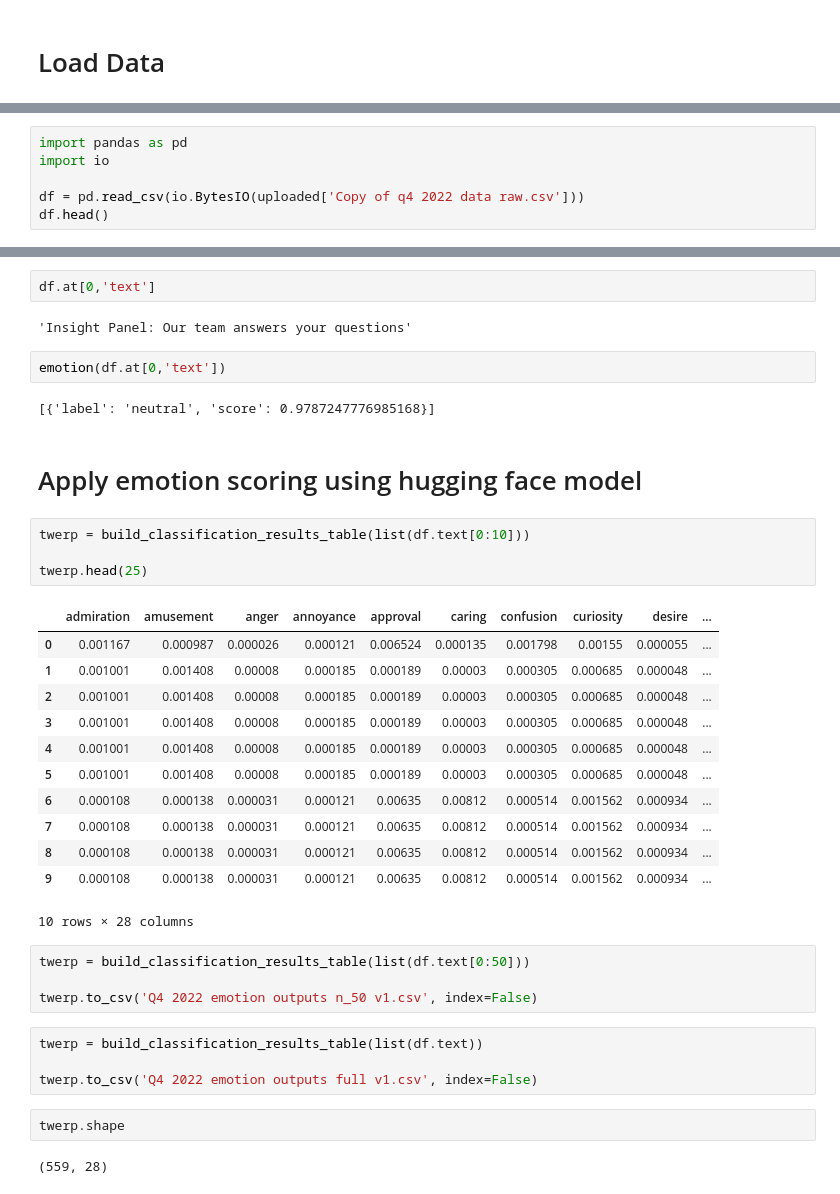
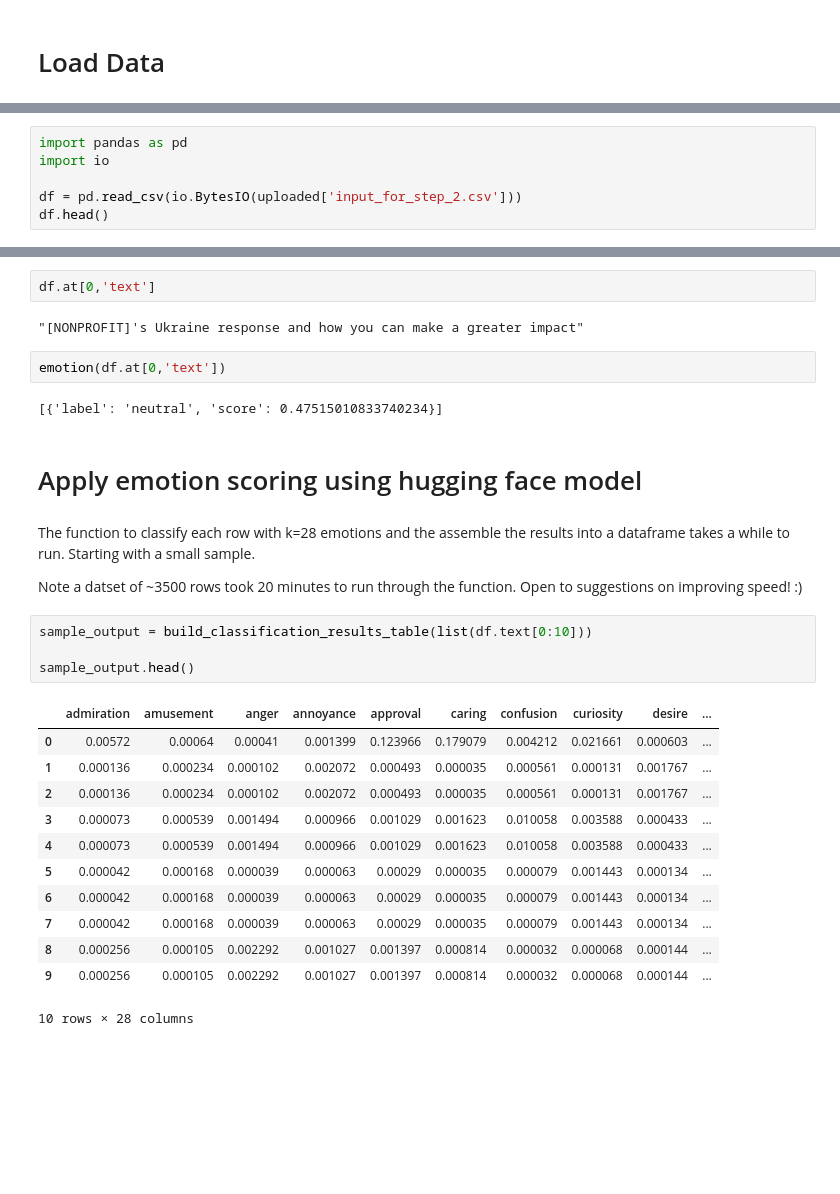
Before and after one commit to aliss77777/subject-line-tonality, a Jupyter notebook: 2_deep learning feature engineering.ipynb, the cells around one changed output, grey strips where cells are left out. Cells and saved outputs as stored; diff of their text form; blank space fills up the shorter version.

```diff
--- a/2_deep learning feature engineering.ipynb
+++ b/2_deep learning feature engineering.ipynb
@@ -124,7 +129,7 @@ Saving Copy of q4 2022 data raw.csv to Copy of q4 2022 data raw.csv
 import pandas as pd
 import io
 
-df = pd.read_csv(io.BytesIO(uploaded['Copy of q4 2022 data raw.csv']))
+df = pd.read_csv(io.BytesIO(uploaded['input_for_step_2.csv']))
 df.head()
 # %% [output]
 |  | send_dt | send_time | send_number | campaign | email_name | category | text | emails_sent | ... |
@@ -137,39 +142,31 @@ df.head()
 # %%
 df.at[0,'text']
 # %% [output]
-'Insight Panel: Our team answers your questions'
+"[NONPROFIT]'s Ukraine response and how you can make a greater impact"
 # %%
 emotion(df.at[0,'text'])
 # %% [output]
-[{'label': 'neutral', 'score': 0.9787247776985168}]
+[{'label': 'neutral', 'score': 0.47515010833740234}]
 # %% [markdown]
 # Apply emotion scoring using hugging face model
+# %% [markdown]
+The function to classify each row with k=28 emotions and the assemble the results into a dataframe takes a while to run. Starting with a small sample.
+
+Note a datset of ~3500 rows took 20 minutes to run through the function. Open to suggestions on improving speed! :)
 # %%
-twerp = build_classification_results_table(list(df.text[0:10]))
+sample_output = build_classification_results_table(list(df.text[0:10]))
 
-twerp.head(25)
+sample_output.head()
 # %% [output]
 |  | admiration | amusement | anger | annoyance | approval | caring | confusion | curiosity | desire | ... |
-| 0 | 0.001167 | 0.000987 | 0.000026 | 0.000121 | 0.006524 | 0.000135 | 0.001798 | 0.00155 | 0.000055 | ... |
-| 1 | 0.001001 | 0.001408 | 0.00008 | 0.000185 | 0.000189 | 0.00003 | 0.000305 | 0.000685 | 0.000048 | ... |
-| 2 | 0.001001 | 0.001408 | 0.00008 | 0.000185 | 0.000189 | 0.00003 | 0.000305 | 0.000685 | 0.000048 | ... |
-| 3 | 0.001001 | 0.001408 | 0.00008 | 0.000185 | 0.000189 | 0.00003 | 0.000305 | 0.000685 | 0.000048 | ... |
-| 4 | 0.001001 | 0.001408 | 0.00008 | 0.000185 | 0.000189 | 0.00003 | 0.000305 | 0.000685 | 0.000048 | ... |
-| 5 | 0.001001 | 0.001408 | 0.00008 | 0.000185 | 0.000189 | 0.00003 | 0.000305 | 0.000685 | 0.000048 | ... |
-| 6 | 0.000108 | 0.000138 | 0.000031 | 0.000121 | 0.00635 | 0.00812 | 0.000514 | 0.001562 | 0.000934 | ... |
-| 7 | 0.000108 | 0.000138 | 0.000031 | 0.000121 | 0.00635 | 0.00812 | 0.000514 | 0.001562 | 0.000934 | ... |
-| 8 | 0.000108 | 0.000138 | 0.000031 | 0.000121 | 0.00635 | 0.00812 | 0.000514 | 0.001562 | 0.000934 | ... |
-| 9 | 0.000108 | 0.000138 | 0.000031 | 0.000121 | 0.00635 | 0.00812 | 0.000514 | 0.001562 | 0.000934 | ... |
+| 0 | 0.00572 | 0.00064 | 0.00041 | 0.001399 | 0.123966 | 0.179079 | 0.004212 | 0.021661 | 0.000603 | ... |
+| 1 | 0.000136 | 0.000234 | 0.000102 | 0.002072 | 0.000493 | 0.000035 | 0.000561 | 0.000131 | 0.001767 | ... |
+| 2 | 0.000136 | 0.000234 | 0.000102 | 0.002072 | 0.000493 | 0.000035 | 0.000561 | 0.000131 | 0.001767 | ... |
+| 3 | 0.000073 | 0.000539 | 0.001494 | 0.000966 | 0.001029 | 0.001623 | 0.010058 | 0.003588 | 0.000433 | ... |
+| 4 | 0.000073 | 0.000539 | 0.001494 | 0.000966 | 0.001029 | 0.001623 | 0.010058 | 0.003588 | 0.000433 | ... |
+| 5 | 0.000042 | 0.000168 | 0.000039 | 0.000063 | 0.00029 | 0.000035 | 0.000079 | 0.001443 | 0.000134 | ... |
+| 6 | 0.000042 | 0.000168 | 0.000039 | 0.000063 | 0.00029 | 0.000035 | 0.000079 | 0.001443 | 0.000134 | ... |
+| 7 | 0.000042 | 0.000168 | 0.000039 | 0.000063 | 0.00029 | 0.000035 | 0.000079 | 0.001443 | 0.000134 | ... |
+| 8 | 0.000256 | 0.000105 | 0.002292 | 0.001027 | 0.001397 | 0.000814 | 0.000032 | 0.000068 | 0.000144 | ... |
+| 9 | 0.000256 | 0.000105 | 0.002292 | 0.001027 | 0.001397 | 0.000814 | 0.000032 | 0.000068 | 0.000144 | ... |
 10 rows × 28 columns
-# %%
-twerp = build_classification_results_table(list(df.text[0:50]))
-
-twerp.to_csv('Q4 2022 emotion outputs n_50 v1.csv', index=False)
-# %%
-twerp = build_classification_results_table(list(df.text))
-
-twerp.to_csv('Q4 2022 emotion outputs full v1.csv', index=False)
-# %%
-twerp.shape
-# %% [output]
-(559, 28)
```
Also changed, not shown: parts of 51 cells of this notebook, 4 other files.
